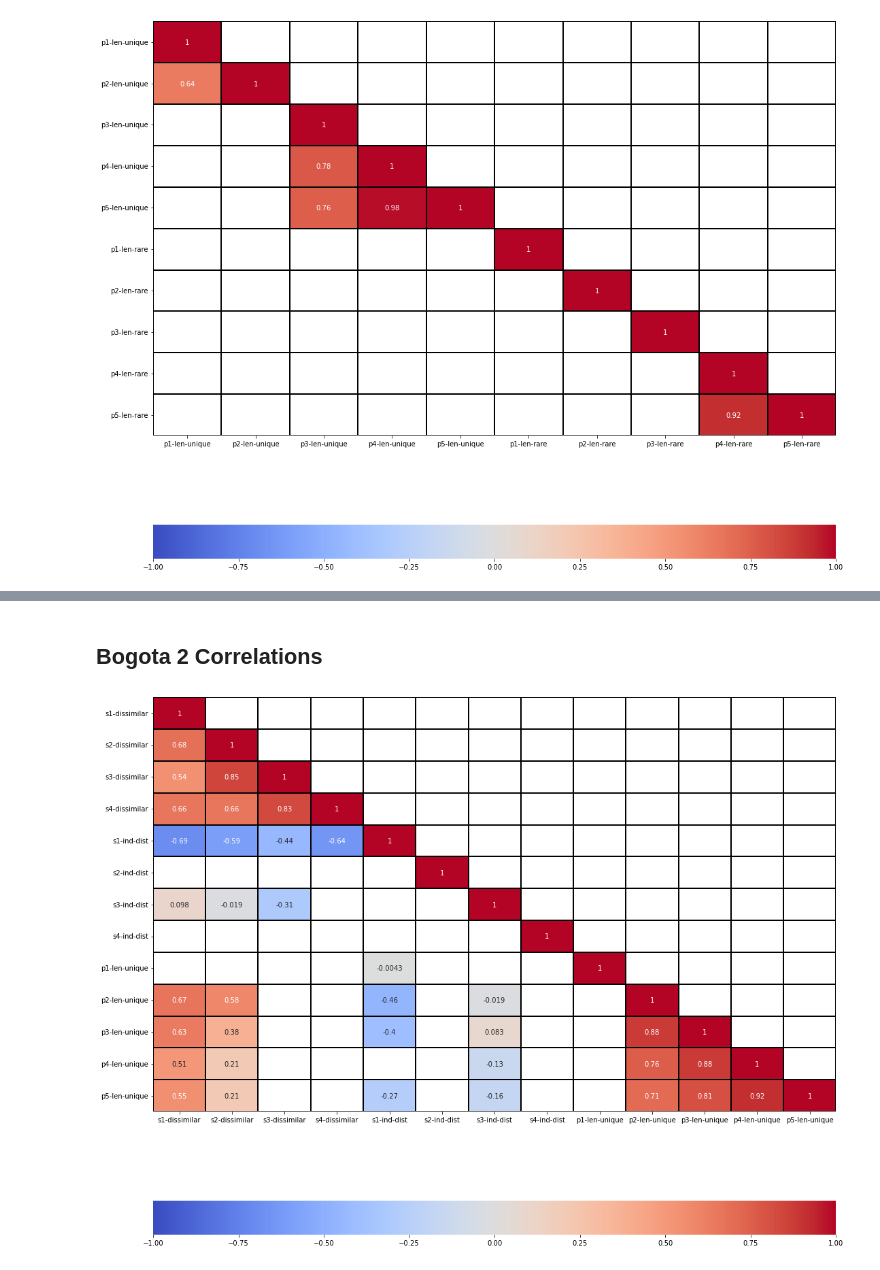
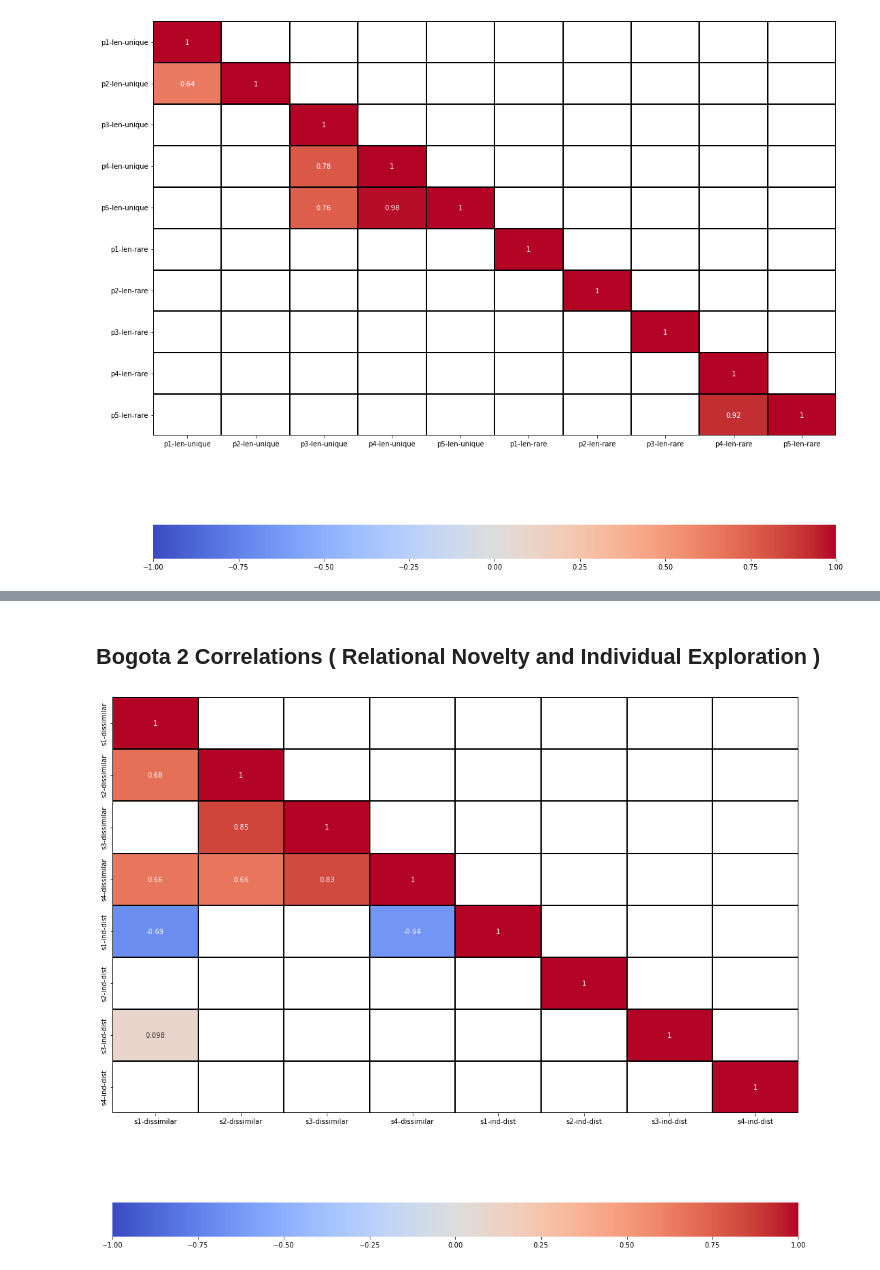
Before and after one commit to ironhacks/spring-2017-analysis, a Jupyter notebook: spring-2017/script/analysis/10-Correlation-Between-Innovation-Variables.ipynb, the cells around one changed output, grey strips where cells are left out. Drawn from its saved outputs; the diff is of its cells as text; code cells hidden in the pictures.

```diff
--- a/spring-2017/script/analysis/10-Correlation-Between-Innovation-Variables.ipynb
+++ b/spring-2017/script/analysis/10-Correlation-Between-Innovation-Variables.ipynb
@@ -260,5 +351,5 @@ plot_cor_matrix(corr,mask)
 # %% [markdown]
-## Bogota 2 Correlations
+## Bogota 2 Correlations ( Relational Novelty and Individual Exploration )
 # %%
 stage1_bogota2_high_similarity.rename(columns={'similarity': 's1-dissimilar'}, inplace=True)
 stage2_bogota2_high_similarity.rename(columns={'similarity': 's2-dissimilar'}, inplace=True)
@@ -277,15 +395,14 @@ phase34_bogota2.rename(columns={'similarity': 's3-ind-dist'}, inplace=True)
 phase45_bogota2.rename(columns={'similarity': 's4-ind-dist'}, inplace=True)
 # %%
 dfs = [stage1_bogota2_high_similarity[['user2', 's1-dissimilar']], stage2_bogota2_high_similarity[['user2', 's2-dissimilar']],  stage3_bogota2_high_similarity[['user2', 's3-dissimilar']],  stage4_bogota2_high_similarity[['user2', 's4-dissimilar']],
-       phase12_bogota2[['user2', 's1-ind-dist']], phase23_bogota2[['user2', 's2-ind-dist']], phase34_bogota2[['user2', 's3-ind-dist']], phase45_bogota2[['user2', 's4-ind-dist']],
-       overall_phase1_bogota2[['user2', 'p1-len-unique']], overall_phase2_bogota2[['user2', 'p2-len-unique']], overall_phase3_bogota2[['user2', 'p3-len-unique']], overall_phase4_bogota2[['user2', 'p4-len-unique']], overall_phase5_bogota2[['user2', 'p5-len-unique']]]
+       phase12_bogota2[['user2', 's1-ind-dist']], phase23_bogota2[['user2', 's2-ind-dist']], phase34_bogota2[['user2', 's3-ind-dist']], phase45_bogota2[['user2', 's4-ind-dist']]]
 
 df_final = functools.reduce(lambda left, right: pd.merge(left,right,on='user2'), dfs)
-bogota2_stage_metrics = df_final.drop('user2', axis=1)
+bogota2_performance_metrics = df_final.drop('user2', axis=1)
 # %%
-corr = bogota2_stage_metrics.corr(method='spearman')                            # get correlation
-p_values = corr_sig(bogota1_stage_metrics)                     # get p-Value
+corr = bogota2_performance_metrics.corr(method='spearman')                            # get correlation
+p_values = corr_sig(bogota2_performance_metrics)                     # get p-Value
 mask = np.invert(np.tril(p_values<0.05))    # mask - only get significant corr
 plot_cor_matrix(corr,mask)
 # %% [output]
-[figure, old version]
+[figure, new version]
```
Also changed, not shown: parts of 32 cells of this notebook, 1 other file.
